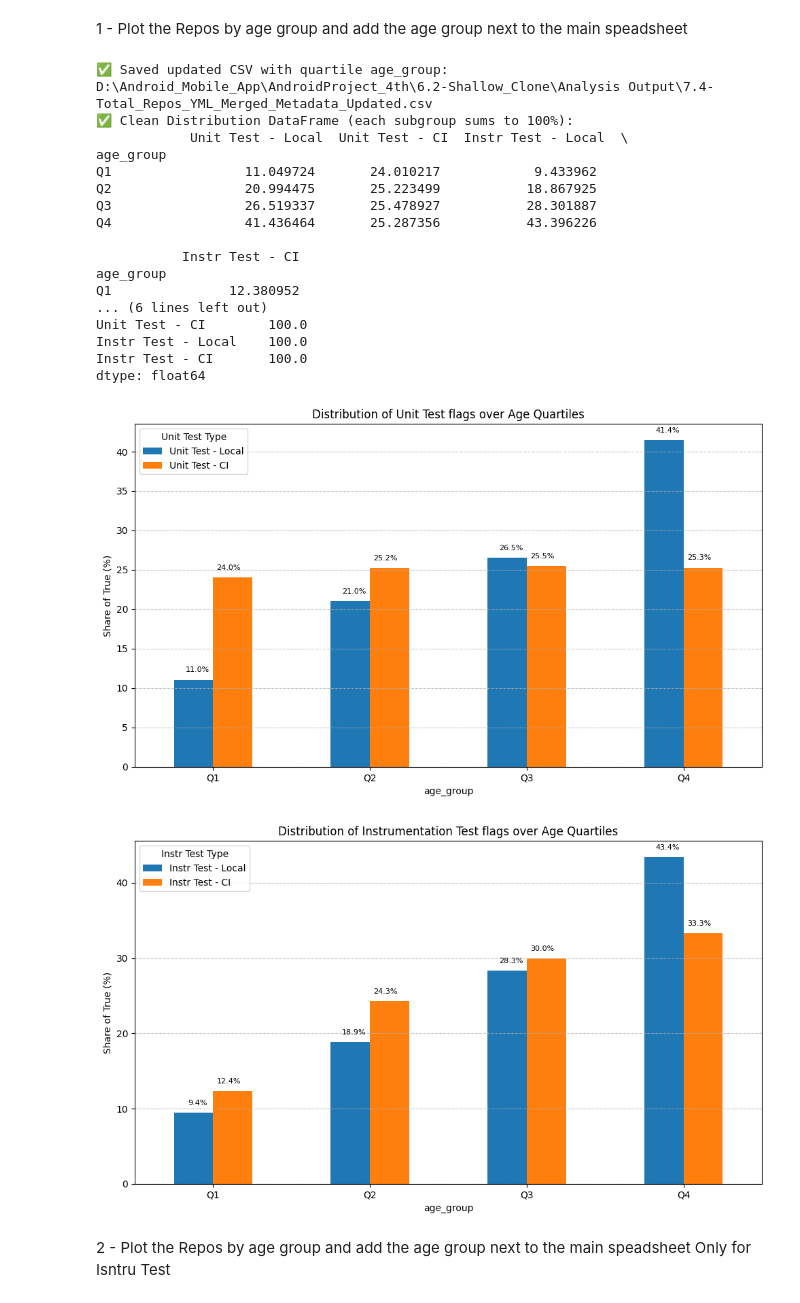
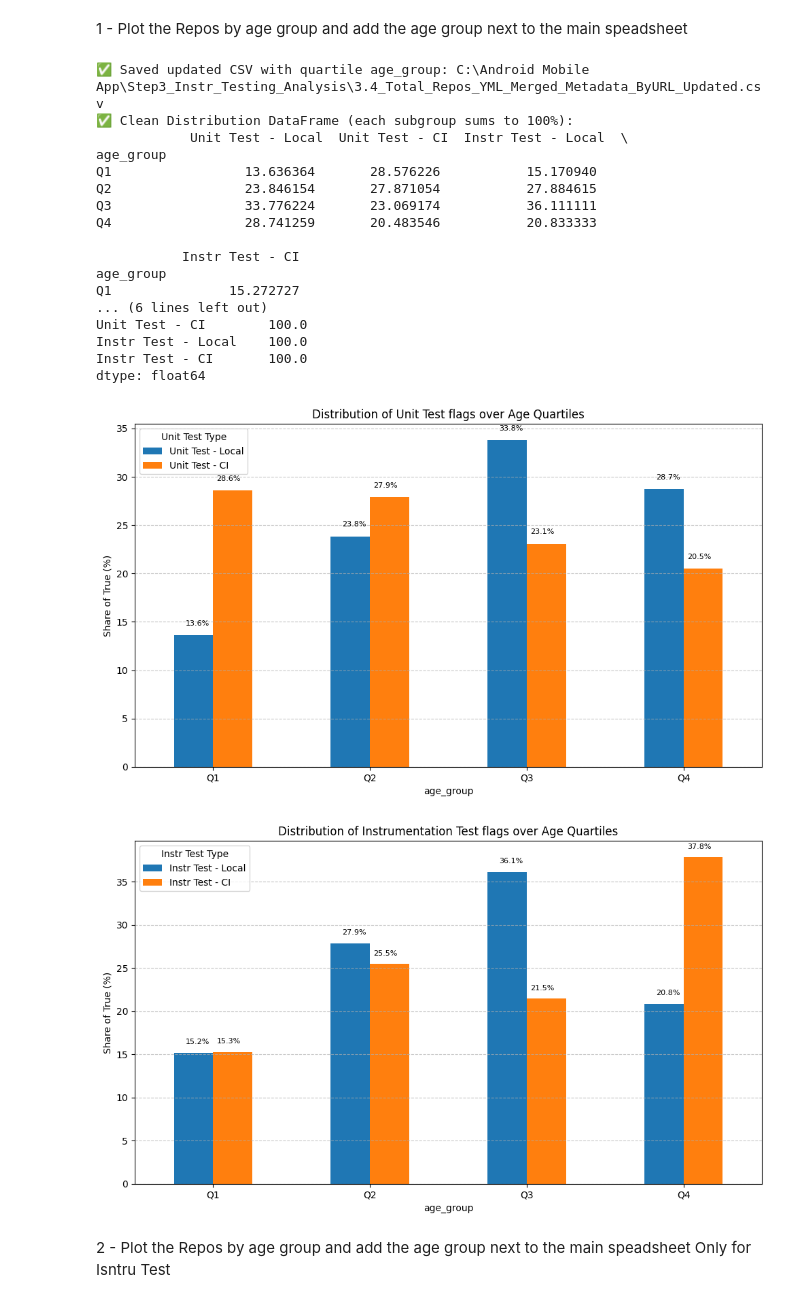
Before and after one commit to behnamparsa/Android-Mobile-Apps, a Jupyter notebook: Type 1 - 3.6.Descriptive statistics.ipynb, the cells around one changed output. Saved outputs shown, nothing was run; the diff lists cells and outputs as text; code cells hidden in the pictures.

```diff
--- a/Type 1 - 3.6.Descriptive statistics.ipynb
+++ b/Type 1 - 3.6.Descriptive statistics.ipynb
@@ -6,7 +6,7 @@ import matplotlib.pyplot as plt
 import numpy as np
 
 # === CONFIG ===
-file_path = r"D:\Android_Mobile_App\AndroidProject_4th\6.2-Shallow_Clone\Analysis Output\7.4-Total_Repos_YML_Merged_Metadata_Updated.csv"
+file_path = r"C:\Android Mobile App\Step3_Instr_Testing_Analysis\3.4_Total_Repos_YML_Merged_Metadata_ByURL_Updated.csv"
 
 # === LOAD ===
 df = pd.read_csv(file_path)
@@ -78,41 +78,41 @@ for i, quartile in enumerate(unit_df.index):
 plt.tight_layout()
 plt.show()
 
 # === Plot Instr Tests ===
 ax2 = instr_df.plot(kind="bar", figsize=(10, 6))
 ax2.set_ylabel("Share of True (%)")
 ax2.set_title("Distribution of Instrumentation Test flags over Age Quartiles")
 ax2.set_xticklabels(instr_df.index, rotation=0)
 ax2.legend(title="Instr Test Type")
 ax2.grid(axis="y", linestyle="--", alpha=0.7)
 
 # Add labels
 for i, quartile in enumerate(instr_df.index):
     for j, value in enumerate(instr_df.loc[quartile]):
         ax2.text(i + j * 0.2 - 0.1, value + 1, f"{value:.1f}%", ha="center", fontsize=8)
 
 plt.tight_layout()
 plt.show()
 # %% [output]
-✅ Saved updated CSV with quartile age_group: D:\Android_Mobile_App\AndroidProject_4th\6.2-Shallow_Clone\Analysis Output\7.4-Total_Repos_YML_Merged_Metadata_Updated.csv
+✅ Saved updated CSV with quartile age_group: C:\Android Mobile App\Step3_Instr_Testing_Analysis\3.4_Total_Repos_YML_Merged_Metadata_ByURL_Updated.csv
 ✅ Clean Distribution DataFrame (each subgroup sums to 100%):
             Unit Test - Local  Unit Test - CI  Instr Test - Local  \
 age_group
-Q1                 11.049724       24.010217            9.433962
-Q2                 20.994475       25.223499           18.867925
-Q3                 26.519337       25.478927           28.301887
-Q4                 41.436464       25.287356           43.396226
+Q1                 13.636364       28.576226           15.170940
+Q2                 23.846154       27.871054           27.884615
+Q3                 33.776224       23.069174           36.111111
+Q4                 28.741259       20.483546           20.833333
 
            Instr Test - CI
 age_group
-Q1               12.380952
+Q1               15.272727
 ... (6 lines left out)
 Unit Test - CI        100.0
 Instr Test - Local    100.0
 Instr Test - CI       100.0
 dtype: float64
-[figure, old version]
+[figure, new version]
-[figure, old version]
+[figure, new version]
 # %% [markdown]
 2 - Plot the Repos by age group and add the age group next to the main speadsheet Only for Isntru Test
 # %%
```
Also changed, not shown: parts of 1 cell of this notebook.
